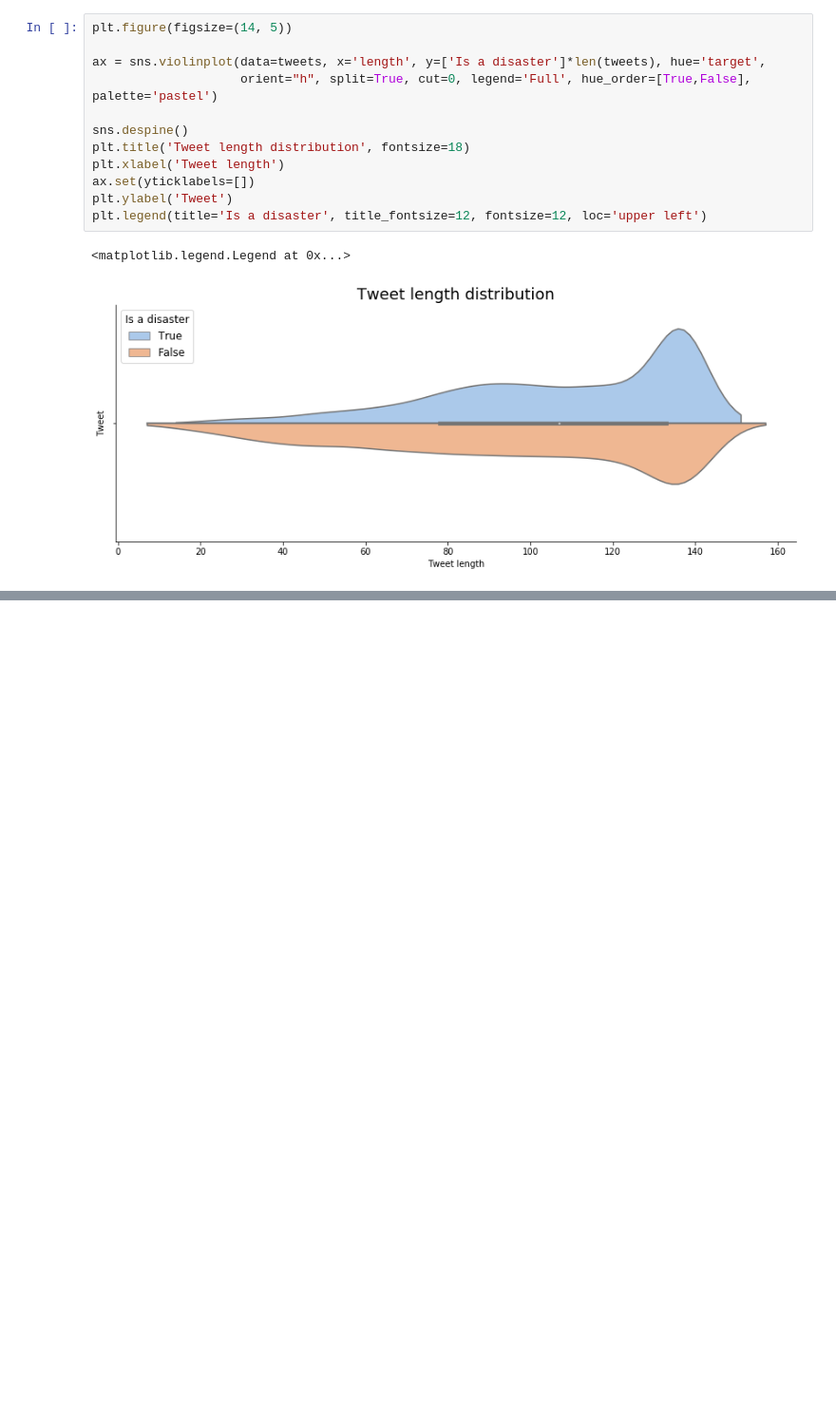
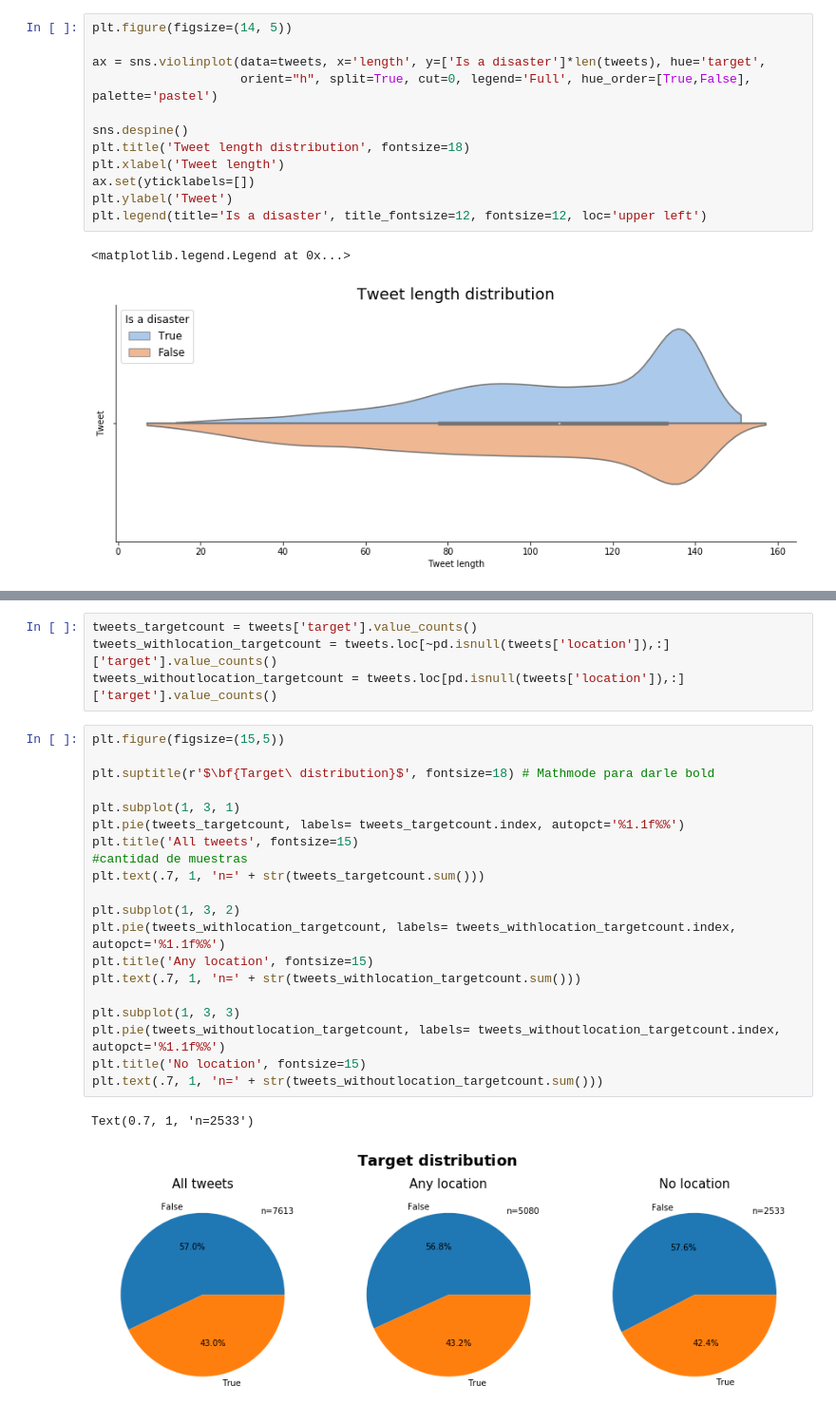
Before and after one commit to MonoColorado/7506-NameError, a Jupyter notebook: TP1 Notebook - Julian.ipynb, the cells around one changed output, grey strips where cells are left out. Shown: that part at 95% size. Drawn from its saved outputs; the diff is of its cells as text; blank space fills up the shorter version.

```diff
--- a/Finger1-JuliánComandé.ipynb
+++ b/TP1 Notebook - Julian.ipynb
@@ -138,0 +165,27 @@ plt.legend(title='Is a disaster', title_fontsize=12, fontsize=12, loc='upper lef
+# %%
+tweets_targetcount = tweets['target'].value_counts()
+tweets_withlocation_targetcount = tweets.loc[~pd.isnull(tweets['location']),:]['target'].value_counts()
+tweets_withoutlocation_targetcount = tweets.loc[pd.isnull(tweets['location']),:]['target'].value_counts()
+# %%
+plt.figure(figsize=(15,5))
+
+plt.suptitle(r'$\bf{Target\ distribution}$', fontsize=18) # Mathmode para darle bold
+
+plt.subplot(1, 3, 1)
+plt.pie(tweets_targetcount, labels= tweets_targetcount.index, autopct='%1.1f%%')
+plt.title('All tweets', fontsize=15)
+#cantidad de muestras
+plt.text(.7, 1, 'n=' + str(tweets_targetcount.sum()))
+
+plt.subplot(1, 3, 2)
+plt.pie(tweets_withlocation_targetcount, labels= tweets_withlocation_targetcount.index, autopct='%1.1f%%')
+plt.title('Any location', fontsize=15)
+plt.text(.7, 1, 'n=' + str(tweets_withlocation_targetcount.sum()))
+
+plt.subplot(1, 3, 3)
+plt.pie(tweets_withoutlocation_targetcount, labels= tweets_withoutlocation_targetcount.index, autopct='%1.1f%%')
+plt.title('No location', fontsize=15)
+plt.text(.7, 1, 'n=' + str(tweets_withoutlocation_targetcount.sum()))
+# %% [output]
+Text(0.7, 1, 'n=2533')
+[figure, added]
```
Also changed, not shown: parts of 16 cells of this notebook, 2 other files.
